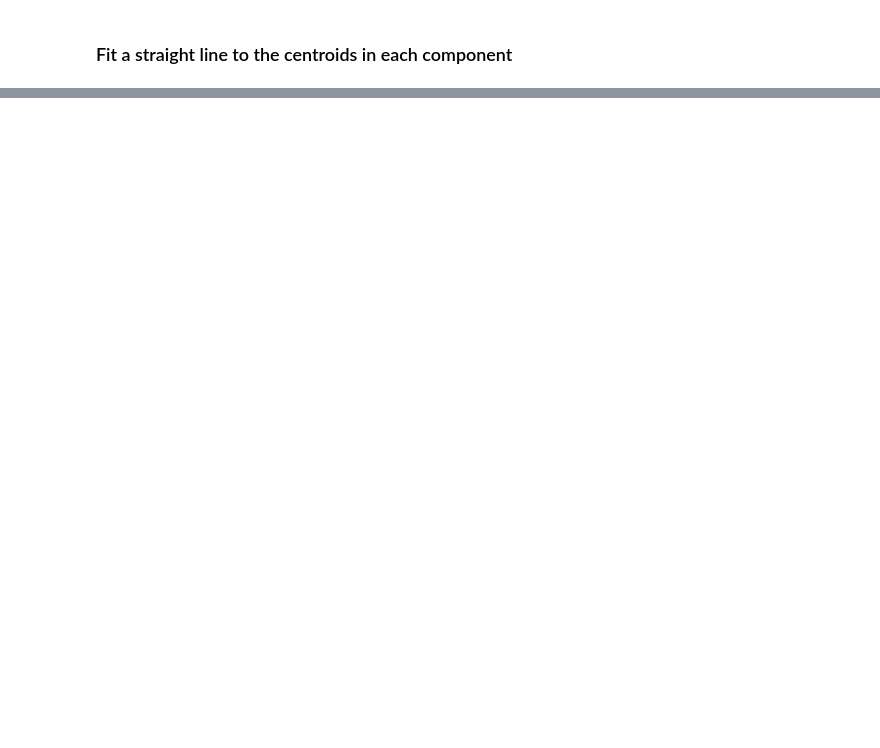
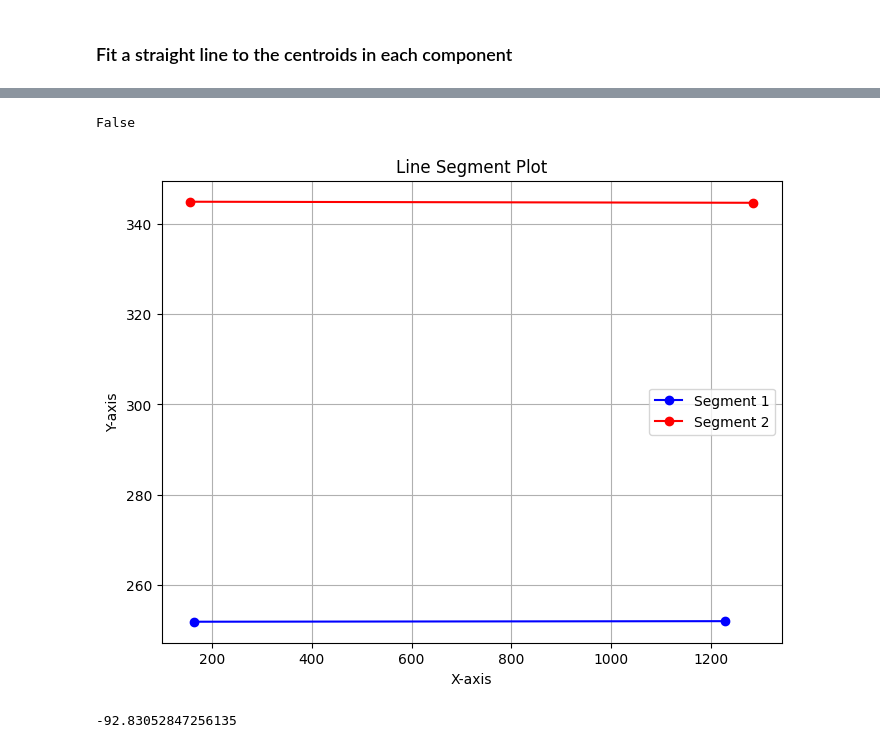
Before and after one commit to marinagardella/Docstrum-IPOL, a Jupyter notebook: main.ipynb, the cells around one changed output, grey strips where cells are left out. Cells and saved outputs as stored; diff of their text form; code cells hidden in the pictures; blank space fills up the shorter version.

```diff
--- a/main.ipynb
+++ b/main.ipynb
@@ -503,3 +663,31 @@ plt.show()
+# %%
+min(False, False, True)
+# %% [output]
+False
+# %%
+# Function to plot a line segment
+def plot_segment(segment, label, color):
+    x_values = [segment[0][0], segment[1][0]]
+    y_values = [segment[0][1], segment[1][1]]
+    plt.plot(x_values, y_values, label=label, color=color, marker='o')
+
+# Plot the segments
+plt.figure(figsize=(8, 6))
+plot_segment(lines[3], "Segment 1", "blue")
+plot_segment(lines[5], "Segment 2", "red")
+# Formatting the plot
+plt.title("Line Segment Plot")
+plt.xlabel("X-axis")
+plt.ylabel("Y-axis")
+plt.legend()
+plt.grid(True)
+plt.show()
+
+C,D = overlap_segment(lines[3], lines[5])
+print(perpendicular_distance(C, D, lines[3], lines[5]))
+# %% [output]
+[figure, added]
+-92.83052847256135
 # %%
 lines
 # %% [output]
```
Also changed, not shown: parts of 17 cells of this notebook.
